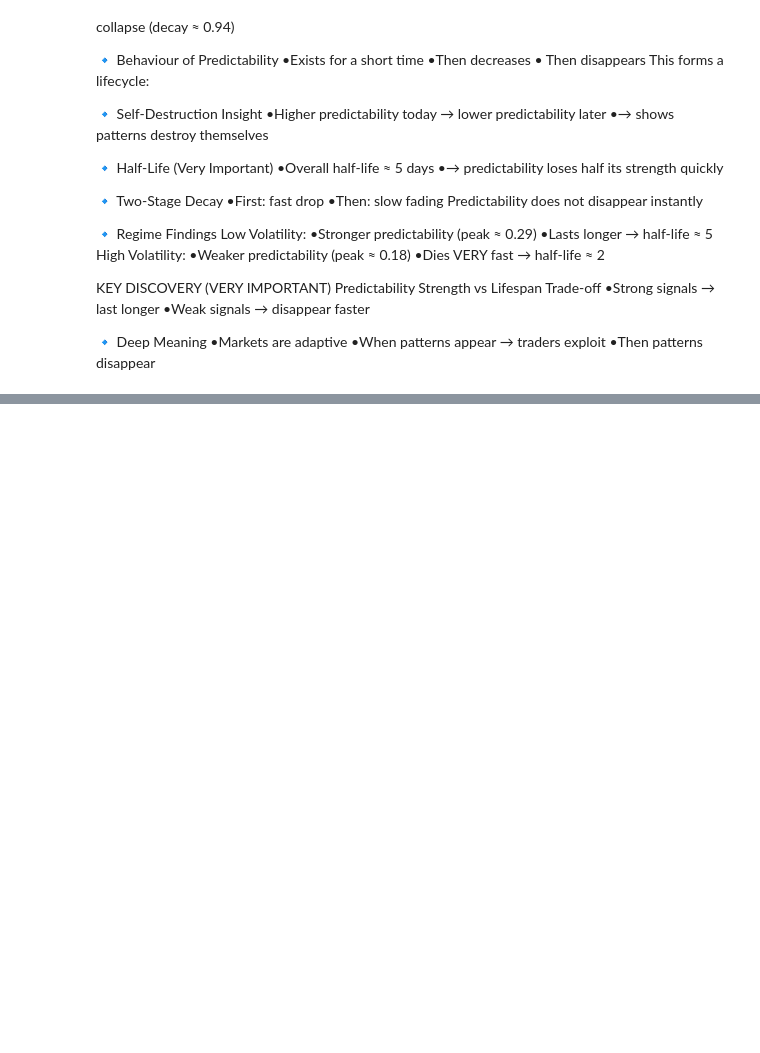
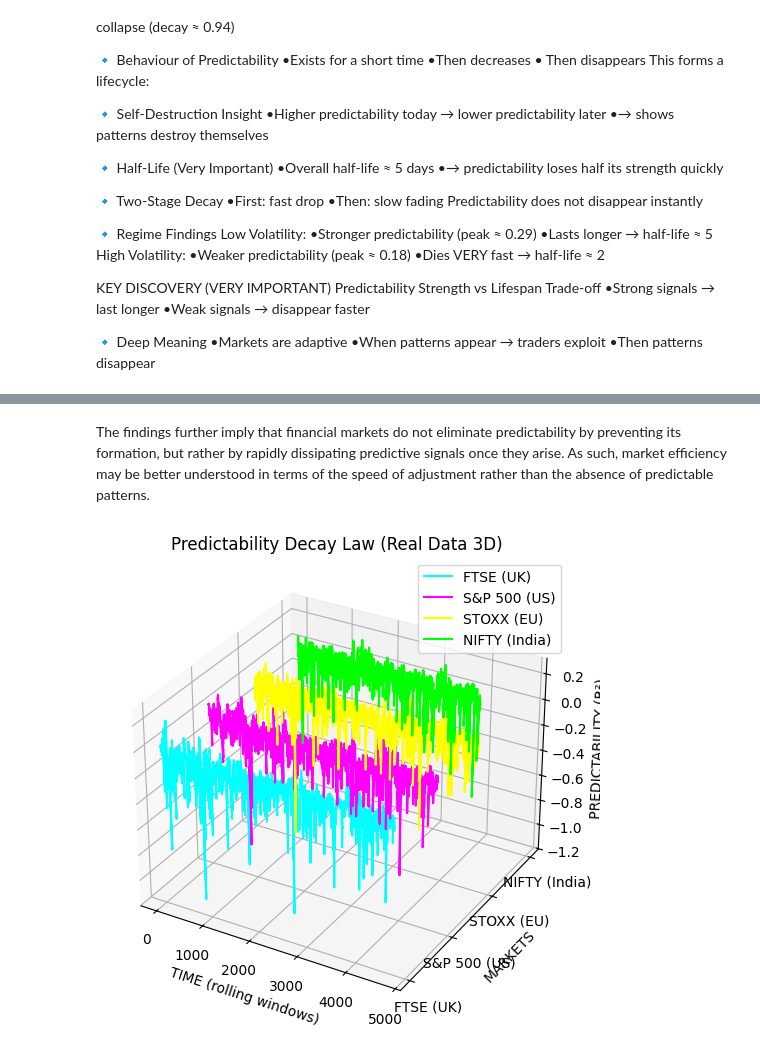
Before and after one commit to mariazafran/Predictibility-Decay-Theory-evidence, a Jupyter notebook: Predictibility_Decay_Analysis.ipynb, the cells around one changed output, grey strips where cells are left out. Cells and saved outputs as stored; diff of their text form; code cells hidden in the pictures; blank space fills up the shorter version.

```diff
--- a/Predictibility_Decay_Analysis.ipynb
+++ b/Predictibility_Decay_Analysis.ipynb
@@ -268,0 +331,10 @@ KEY DISCOVERY (VERY IMPORTANT)
+# %%
+# ✅ STOXX 600
+data_eu = yf.download("^STOXX", start="2005-01-01", end="2024-12-31", auto_adjust=True)
+
+data_eu = data_eu.reset_index()
+data_eu['returns'] = data_eu['Close'].pct_change()
+data_eu = data_eu.dropna()
+
+print(data_eu[['Date', 'Close', 'returns']].head())
+print(data_eu.shape)
@@ -268,0 +418,10 @@ KEY DISCOVERY (VERY IMPORTANT)
+# %%
+# India NIFTY 50
+data_india = yf.download("^NSEI", start="2005-01-01", end="2024-12-31", auto_adjust=True)
+
+data_india = data_india.reset_index()
+data_india['returns'] = data_india['Close'].pct_change()
+data_india = data_india.dropna()
+
+print(data_india[['Date','Close','returns']].head())
+print(data_india.shape)
@@ -268,0 +560,2 @@ KEY DISCOVERY (VERY IMPORTANT)
+# %% [markdown]
+The findings further imply that financial markets do not eliminate predictability by preventing its formation, but rather by rapidly dissipating predictive signals once they arise. As such, market efficiency may be better understood in terms of the speed of adjustment rather than the absence of predictable patterns.
@@ -268,0 +564,43 @@ KEY DISCOVERY (VERY IMPORTANT)
+# %%
+import matplotlib.pyplot as plt
+import numpy as np
+
+from mpl_toolkits.mplot3d import Axes3D
+
+fig = plt.figure(figsize=(10,6))
+ax = fig.add_subplot(111, projection='3d')
+
+markets_data = [
+    results['predictability'].values,        # FTSE
+    results_sp['predictability'].values,     # US
+    results_eu['predictability'].values,     # Europe
+    results_india['predictability'].values   # India
+]
+
+labels = ['FTSE (UK)', 'S&P 500 (US)', 'STOXX (EU)', 'NIFTY (India)']
+colors = ['cyan', 'magenta', 'yellow', 'lime']
+
+# Plot REAL data
+for i, (data, color, label) in enumerate(zip(markets_data, colors, labels)):
+
+    x = np.arange(len(data))   # TIME (real index)
+    y = np.full_like(x, i)     # MARKET index
+    z = data                  # REAL predictability values
+
+    ax.plot(x, y, z, color=color, linewidth=1.5, label=label)
+
+# Labels (important!)
+ax.set_xlabel('TIME (rolling windows)')
+ax.set_ylabel('MARKETS')
+ax.set_zlabel('PREDICTABILITY (R²)')
+
+ax.set_yticks(range(len(labels)))
+ax.set_yticklabels(labels)
+
+ax.set_title('Predictability Decay Law (Real Data 3D)')
+
+ax.legend()
+
+plt.show()
+# %% [output]
+[figure, added]
```
Also changed, not shown: parts of 41 cells of this notebook.
